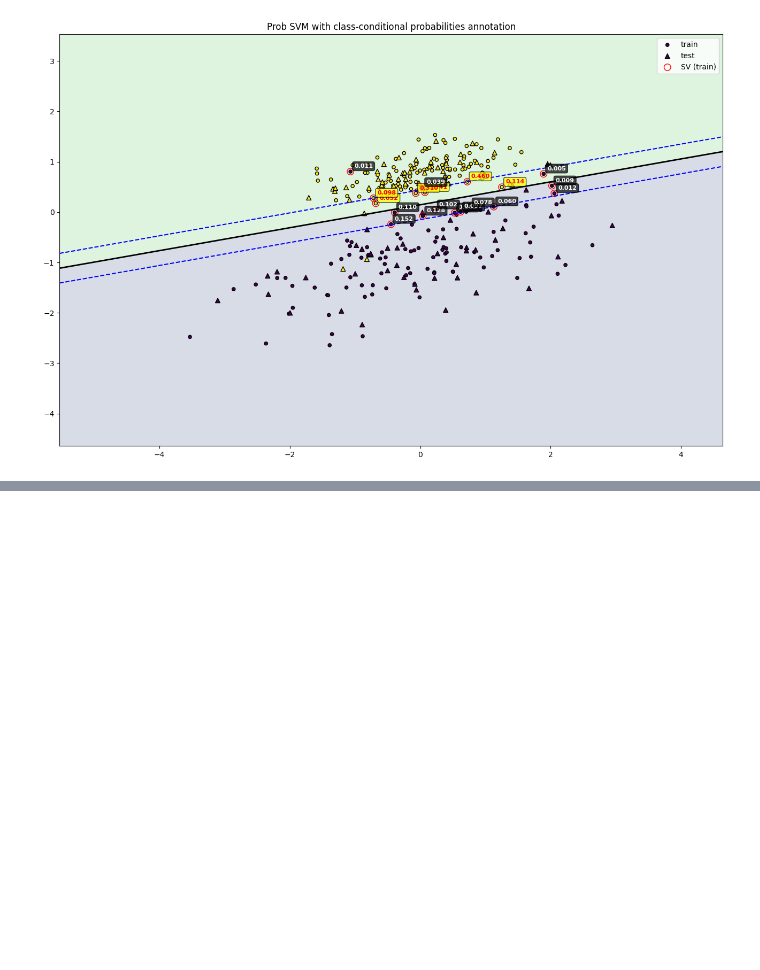
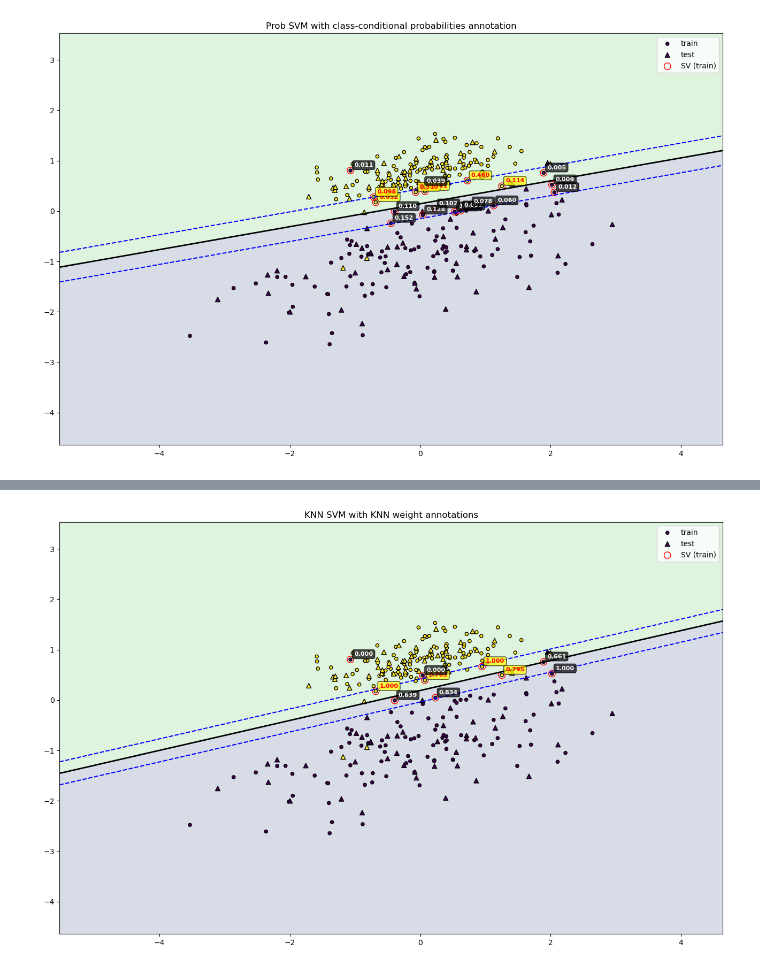
Before and after one commit to ginjae/SKiP, a Jupyter notebook: Naive-SVM.ipynb, the cells around one changed output, grey strips where cells are left out. Cells and saved outputs as stored; diff of their text form; code cells hidden in the pictures; blank space fills up the shorter version.

```diff
--- a/Naive-SVM.ipynb
+++ b/Naive-SVM.ipynb
@@ -213,0 +240,54 @@ plt.show()
+# %%
+# KNN SVM visualization with KNN weight annotations
+plt.figure(figsize=(16, 10))
+plt.contourf(xx, yy, zz >= 0, alpha=0.2)
+plt.contour(xx, yy, zz, levels=[0], linewidths=2, colors='black')
+plt.contour(xx, yy, zz, levels=[-1, 1], linewidths=1.5, colors='blue', linestyles='dashed')
+plt.scatter(X_train[:,0], X_train[:,1], c=y_train, s=20, edgecolor='k', label='train')
+plt.scatter(X_test[:,0], X_test[:,1], c=y_test, s=40, marker='^', edgecolor='k', label='test')
+sv = clf.support_
+plt.scatter(X_train[sv,0], X_train[sv,1], s=80, facecolors='none', edgecolors='r', label='SV (train)')
+
+# classes = np.unique(y_train)
+# n_samples = len(y_train)
+# p_i = np.zeros(n_samples)
+
+# w = 0.9
+# c = (1-w)*np.array(to_rgb('green')) + w*np.array(to_rgb('yellow'))
+
+# for cls in classes:
+#     cls_mask = (y_train == cls)
+#     prior = np.sum(cls_mask) / n_samples
+
+#     X_cls = X_train[cls_mask]
+#     mean = np.mean(X_cls, axis=0)
+#     if cls == 0:
+#         plt.axhline(y=mean[1], xmin=0, xmax=1, color = 'black', linestyle='solid', alpha = 0.4)
+#         plt.axvline(x=mean[0], ymin=0, ymax=1, color = 'black', linestyle='solid', alpha = 0.4)
+#     else :
+#         plt.axhline(y=mean[1], xmin=0, xmax=1, color = c, linestyle='solid', alpha = 0.6)
+#         plt.axvline(x=mean[0], ymin=0, ymax=1, color = c, linestyle='solid', alpha = 0.6)
+
+
+
+# Annotate support vectors with their KNN weights
+for idx in sv:
+    p_val = clf.w_i_[idx]
+    if y_train[idx] == 0:
+        plt.annotate(f'{p_val:.3f}',
+                    xy=(X_train[idx, 0], X_train[idx, 1]),
+                    xytext=(5, 5), textcoords='offset points',
+                    fontsize=8, color='white', fontweight='bold',
+                    bbox=dict(boxstyle='round,pad=0.3', facecolor='black', alpha=0.7))
+    else :
+        plt.annotate(f'{p_val:.3f}',
+                    xy=(X_train[idx, 0], X_train[idx, 1]),
+                    xytext=(5, 5), textcoords='offset points',
+                    fontsize=8, color='red', fontweight='bold',
+                    bbox=dict(boxstyle='round,pad=0.3', facecolor='yellow', alpha=0.7))
+
+plt.legend()
+plt.title("KNN SVM with KNN weight annotations")
+plt.show()
+# %% [output]
+[figure, added]
```
Also changed, not shown: parts of 7 cells of this notebook, 1 other file.
